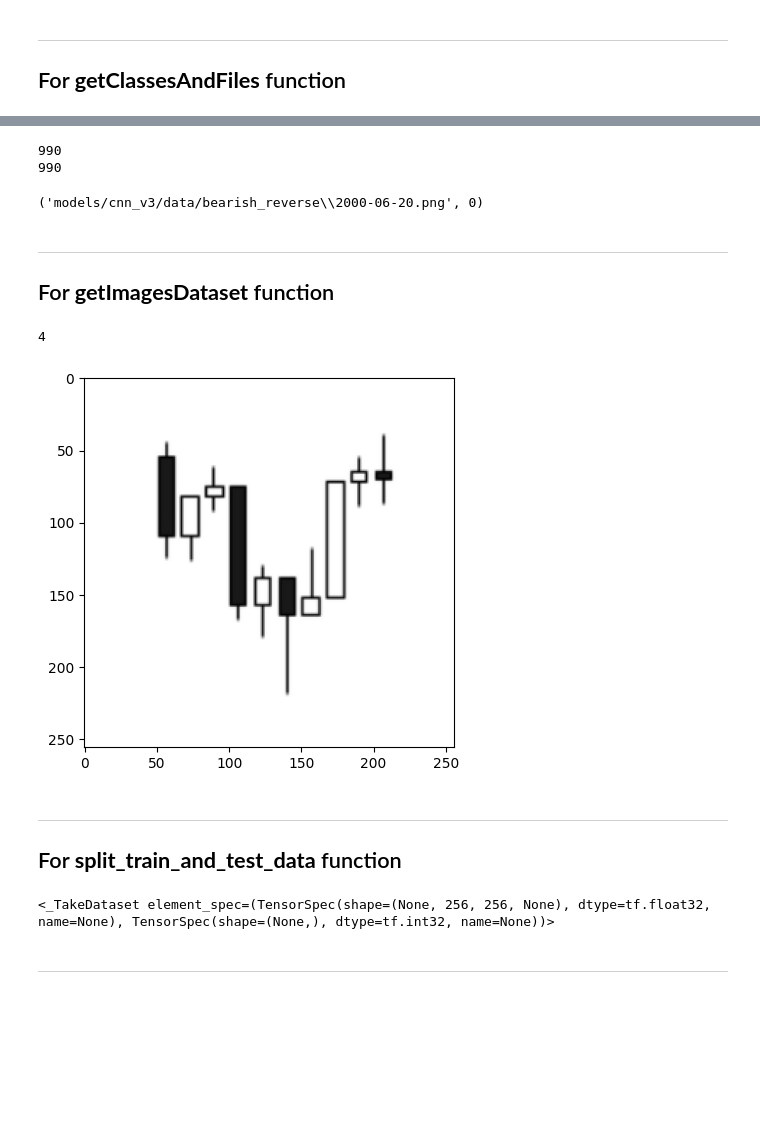
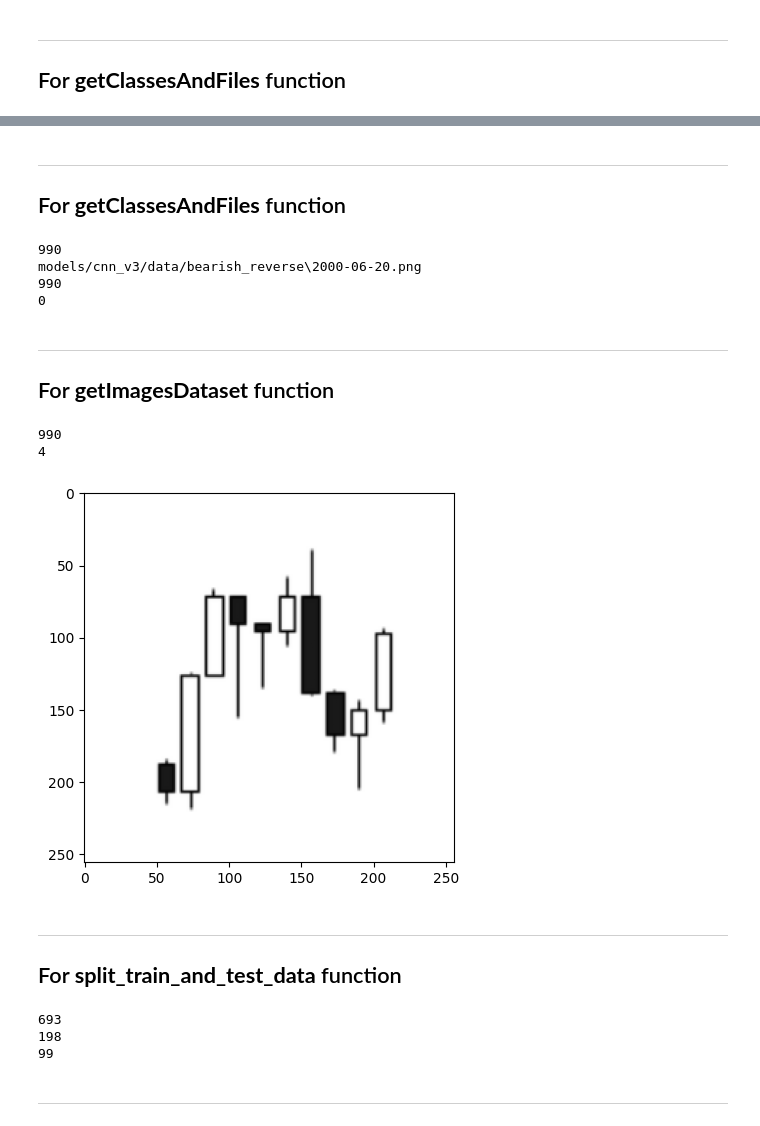
Before and after one commit to BoykoPetevBoev/Stock-Market-Prediction, a Jupyter notebook: src/models/cnn_v3/cnn_normalize.ipynb, the cells around one changed output, grey strips where cells are left out. Drawn from its saved outputs; the diff is of its cells as text; code cells hidden in the pictures; blank space fills up the shorter version.

Commit message:
Improve cnn v3 model dataset

```diff
--- a/src/models/cnn_v3/cnn_normalize.ipynb
+++ b/src/models/cnn_v3/cnn_normalize.ipynb
@@ -95,3 +111,8 @@ Found 990 images belonging to 5 classes.
 ---
 
 ## For **getClassesAndFiles** function
+# %%
+classes, folders = getClassesAndFiles()
+
+print(len(folders))
+classes
@@ -98,39 +126,42 @@ Found 990 images belonging to 5 classes.
+# %% [markdown]
+---
+
+## For **getClassesAndFiles** function
 # %%
-all_files, all_class_ids = getClassesAndFiles()
+all_files, all_class_ids = mapAllClassesAndImages(classes, folders)
 
 print(len(all_files))
+print(all_files[0])
+
 print(len(all_class_ids))
-
-all_files[0], all_class_ids[0]
+print(all_class_ids[0])
 # %% [output]
 990
+models/cnn_v3/data/bearish_reverse\2000-06-20.png
 990
+0
-('models/cnn_v3/data/bearish_reverse\\2000-06-20.png', 0)
 # %% [markdown]
 ---
 
 ## For **getImagesDataset** function
 # %%
-dataset = getImagesDataset()
+dataset = getImagesDataset(all_files, all_class_ids)
 
+print(tf.data.experimental.cardinality(dataset).numpy())
+# print(list(len(dataset)))
 
 for el in dataset.take(1):
     # print(el)
     # print(el[0].numpy(), el[1].numpy())
     print(el[1][0].numpy())
     plt.imshow(el[0][0].numpy())
 
 # dataset
 # %% [output]
+990
 4
-[figure, old version]
+[figure, new version]
 # %% [markdown]
 ---
 
 ## For **split_train_and_test_data** function
-# %%
-train_dataset, test_dataset, predict_dataset = split_train_and_test_data(dataset)
-
-train_dataset
-# %% [output]
-<_TakeDataset element_spec=(TensorSpec(shape=(None, 256, 256, None), dtype=tf.float32, name=None), TensorSpec(shape=(None,), dtype=tf.int32, name=None))>
@@ -196,3 +168,13 @@ model.compile(loss="sparse_categorical_crossentropy", optimizer="adam")
+# %%
+train_dataset, test_dataset, predict_dataset = split_train_and_test_data(dataset)
+
+print(tf.data.experimental.cardinality(train_dataset).numpy())
+print(tf.data.experimental.cardinality(test_dataset).numpy())
+print(tf.data.experimental.cardinality(predict_dataset).numpy())
+# %% [output]
+693
+198
+99
 # %% [markdown]
 ---
 # %% [markdown]
```
Also changed, not shown: parts of 14 cells of this notebook, 5 other files.
